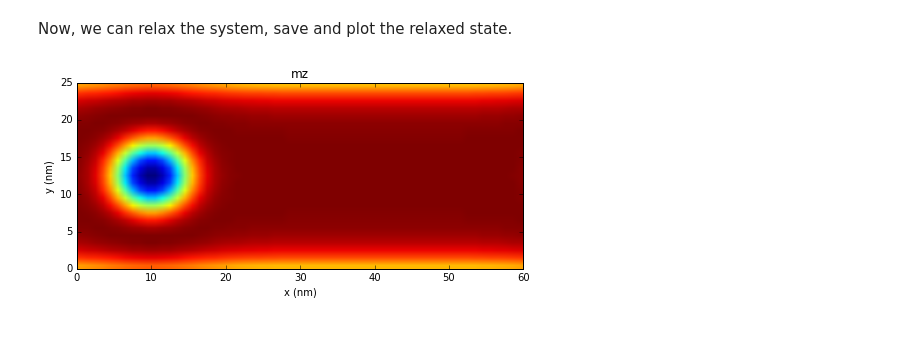
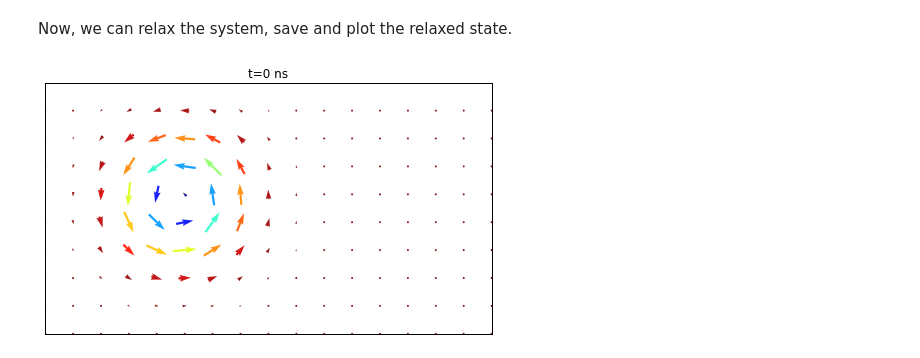
Before and after one commit to computationalmodelling/fidimag, a Jupyter notebook: doc/ipynb/spin-polarised-current-driven-skyrmion.ipynb, the cells around one changed output. Saved outputs shown, nothing was run; the diff lists cells and outputs as text; code cells hidden in the pictures.

```diff
--- a/doc/ipynb/spin-polarised-current-driven-skyrmion.ipynb
+++ b/doc/ipynb/spin-polarised-current-driven-skyrmion.ipynb
@@ -75,16 +77,15 @@ def m_initial(coord):
     y = coord[1]
 
     # The centre of the circle
-    x_centre = a/3.
-    y_centre = b
+    x_centre = 15*2.5
+    y_centre = 15*2.5
 
     # Compute the circle radius.
     r = ((x-x_centre)**2 + (y-y_centre)**2)**0.5
 
-    if r < 5:
+    if r < 8.0:
         return (0, 0, -1)
     else:
         return (0, 0, 1)
 
 sim.set_m(m_initial)
-plot_magnetisation(np.copy(sim.spin))
@@ -98,6 +98,5 @@ sim.relax(dt=1e-13, stopping_dmdt=0.1, max_steps=5000, save_m_steps=None, save_v
-# %%
-plot_magnetisation(np.copy(sim.spin))
-np.save('m0.npy', sim.spin)
-# %% [output]
-[figure, removed]
+# %%
+plot_magnetisation(sim.spin.copy(), mesh, title='t=0 ns')
+# %% [output]
+[figure, added]
 # %% [markdown]
```
Also changed, not shown: parts of 8 cells of this notebook.
